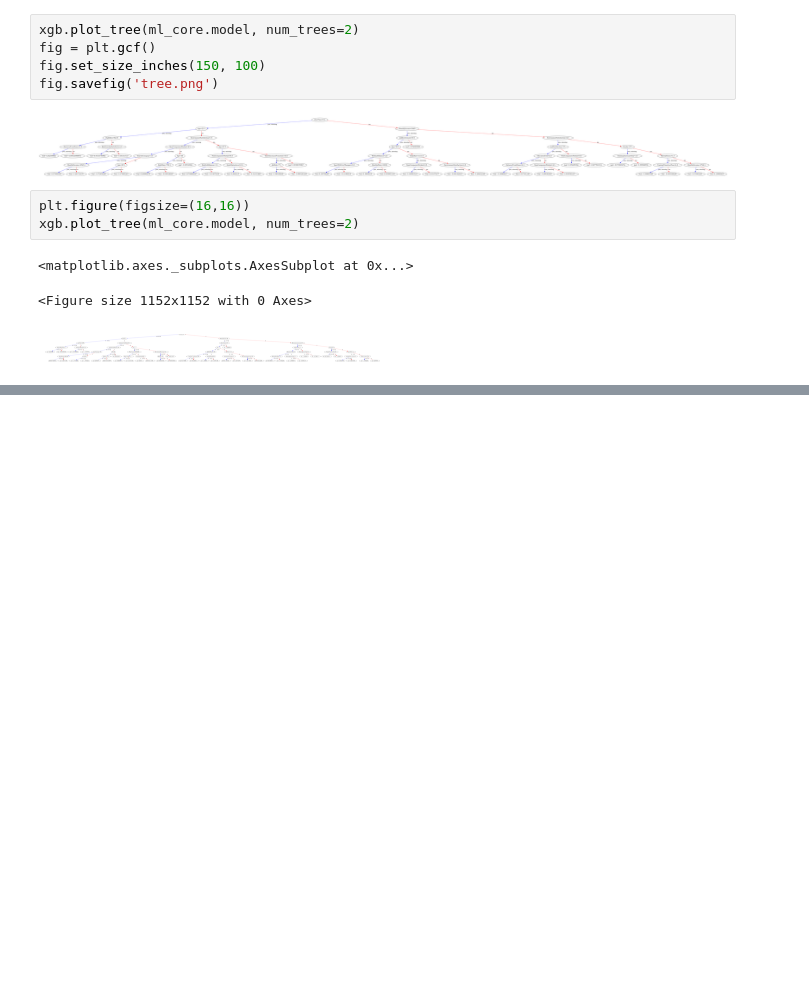
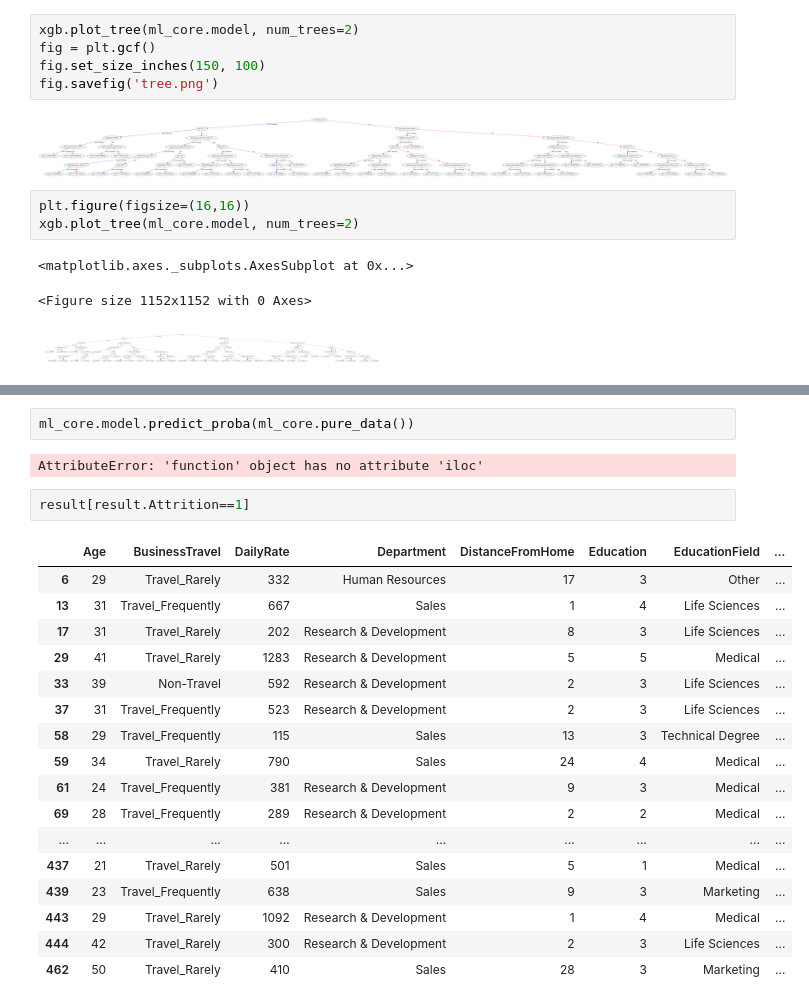
Before and after one commit to MahdiEsrafili/HR_Attrition_prediction, a Jupyter notebook: test.ipynb, the cells around one changed output, grey strips where cells are left out. Saved outputs shown, nothing was run; the diff lists cells and outputs as text; blank space fills up the shorter version.

```diff
--- a/test.ipynb
+++ b/test.ipynb
@@ -103,0 +89,24 @@ le.inverse_transform(xe[['job', 'type']].iloc[2:3])
+# %%
+ml_core.model.predict_proba(ml_core.pure_data())
+# %% [output]
+AttributeError: 'function' object has no attribute 'iloc'
+# %%
+result[result.Attrition==1]
+# %% [output]
+|  | Age | BusinessTravel | DailyRate | Department | DistanceFromHome | Education | EducationField | ... |
+| 6 | 29 | Travel_Rarely | 332 | Human Resources | 17 | 3 | Other | ... |
+| 13 | 31 | Travel_Frequently | 667 | Sales | 1 | 4 | Life Sciences | ... |
+| 17 | 31 | Travel_Rarely | 202 | Research & Development | 8 | 3 | Life Sciences | ... |
+| 29 | 41 | Travel_Rarely | 1283 | Research & Development | 5 | 5 | Medical | ... |
+| 33 | 39 | Non-Travel | 592 | Research & Development | 2 | 3 | Life Sciences | ... |
+| 37 | 31 | Travel_Frequently | 523 | Research & Development | 2 | 3 | Life Sciences | ... |
+| 58 | 29 | Travel_Frequently | 115 | Sales | 13 | 3 | Technical Degree | ... |
+| 59 | 34 | Travel_Rarely | 790 | Sales | 24 | 4 | Medical | ... |
+| 61 | 24 | Travel_Frequently | 381 | Research & Development | 9 | 3 | Medical | ... |
+| 69 | 28 | Travel_Frequently | 289 | Research & Development | 2 | 2 | Medical | ... |
+| ... | ... | ... | ... | ... | ... | ... | ... | ... |
+| 437 | 21 | Travel_Rarely | 501 | Sales | 5 | 1 | Medical | ... |
+| 439 | 23 | Travel_Frequently | 638 | Sales | 9 | 3 | Marketing | ... |
+| 443 | 29 | Travel_Rarely | 1092 | Research & Development | 1 | 4 | Medical | ... |
+| 444 | 42 | Travel_Rarely | 300 | Research & Development | 2 | 3 | Life Sciences | ... |
+| 462 | 50 | Travel_Rarely | 410 | Sales | 28 | 3 | Marketing | ... |
```
Also changed, not shown: parts of 9 cells of this notebook, 1 other file.
